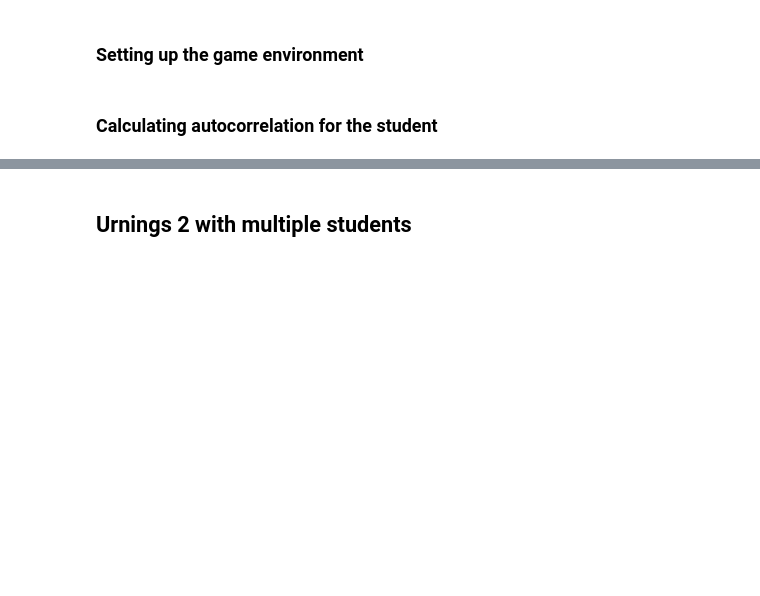
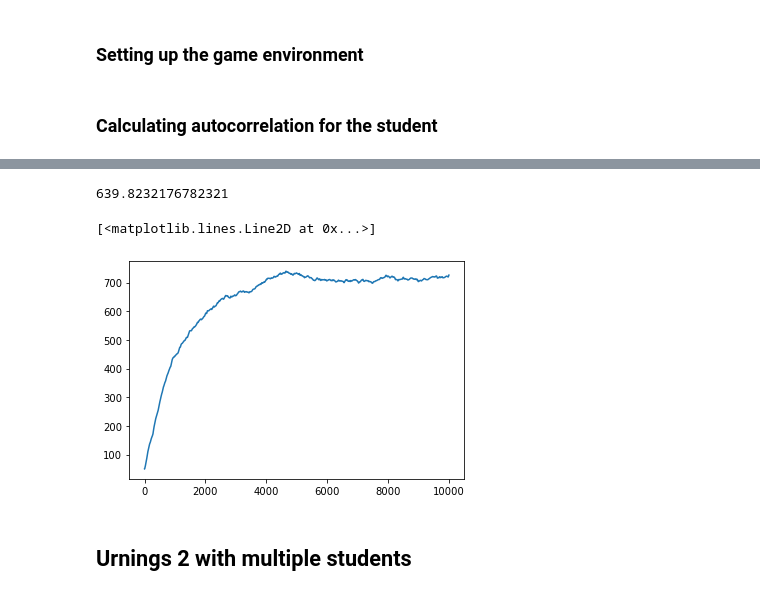
Before and after one commit to mrpogge/Urnings_project, a Jupyter notebook: main/autocor_sim.ipynb, the cells around one changed output, grey strips where cells are left out. Saved outputs shown, nothing was run; the diff lists cells and outputs as text; code cells hidden in the pictures; blank space fills up the shorter version.

Commit message:
convergence brainstorn

```diff
--- a/main/autocor_sim.ipynb
+++ b/main/autocor_sim.ipynb
@@ -66,3 +71,29 @@ plt.plot(player.differential_container)
+# %%
+true_vec = np.repeat(player.true_value * player.urn_size, len(player.container))
+
+diff_vec = player.container - true_vec
+
+#convergence in probability
+#plt.plot(abs(diff_vec))
+
+print(np.mean(player.container))
+
+#convergence in distribution
+mean_vec = []
+for i in range(1, len(player.container)):
+
+    if i < 20:
+        window = player.container[0:i]
+        mean_vec.append(np.mean(window))
+    else:
+        window = player.container[(i-20):i]
+        mean_vec.append(np.mean(window))
+
+plt.plot(mean_vec)
+# %% [output]
+639.8232176782321
+[<matplotlib.lines.Line2D at 0x...>]
+[figure, added]
 # %% [markdown]
 ## Urnings 2 with multiple students
 # %% [markdown]
```
Also changed, not shown: parts of 5 cells of this notebook, 1 other file.
